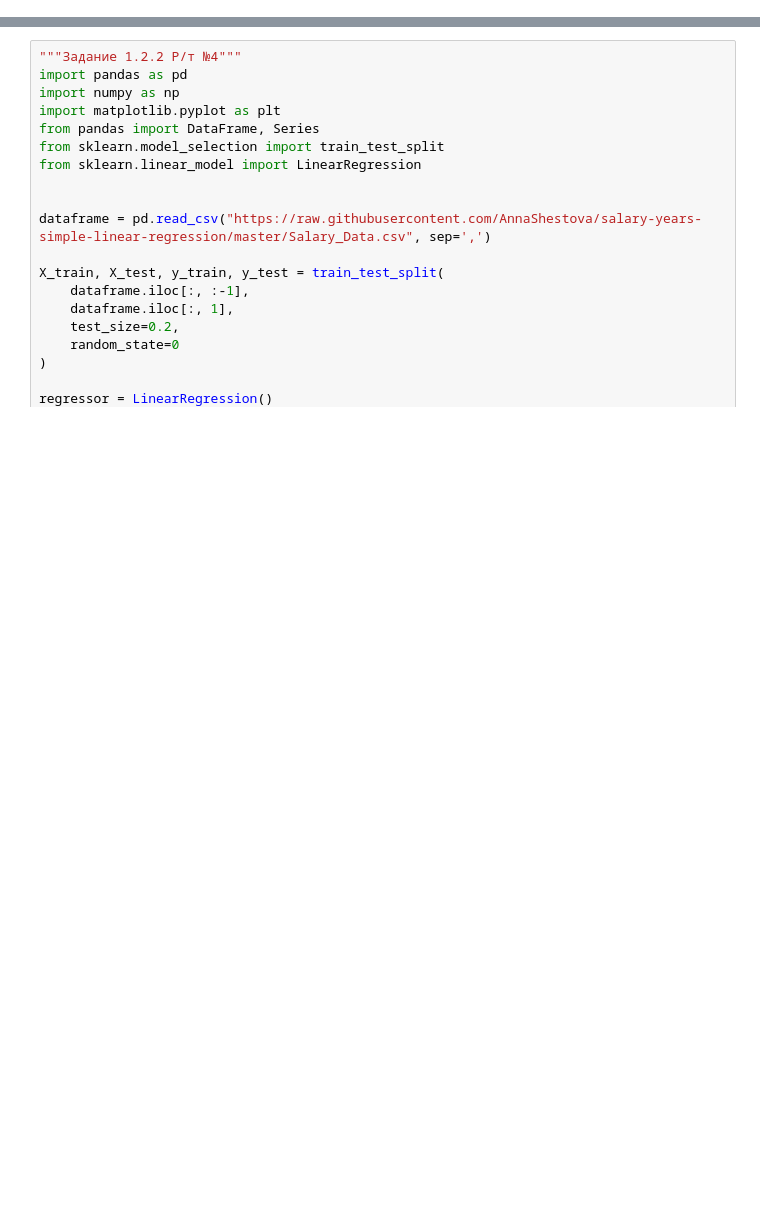
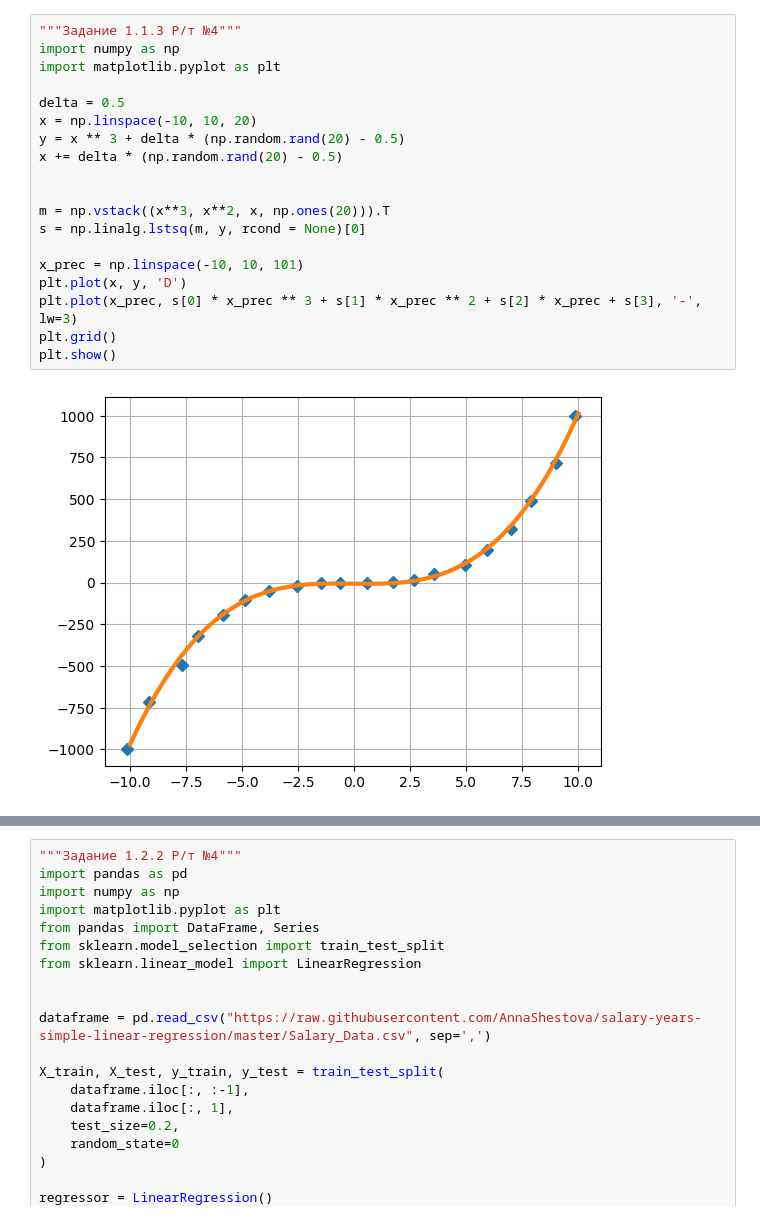
Before and after one commit to Xkrudes/AI, a Jupyter notebook: Sderzhko_D_Workbook4.ipynb, the cells around one changed output, grey strips where cells are left out. Saved outputs shown, nothing was run; the diff lists cells and outputs as text; blank space fills up the shorter version.

```diff
--- a/Sderzhko_D_Workbook4.ipynb
+++ b/Sderzhko_D_Workbook4.ipynb
@@ -1,3 +1,24 @@
+# %%
+"""Задание 1.1.3 Р/т №4"""
+import numpy as np
+import matplotlib.pyplot as plt
+
+delta = 0.5
+x = np.linspace(-10, 10, 20)
+y = x ** 3 + delta * (np.random.rand(20) - 0.5)
+x += delta * (np.random.rand(20) - 0.5)
+
+
+m = np.vstack((x**3, x**2, x, np.ones(20))).T
+s = np.linalg.lstsq(m, y, rcond = None)[0]
+
+x_prec = np.linspace(-10, 10, 101)
+plt.plot(x, y, 'D')
+plt.plot(x_prec, s[0] * x_prec ** 3 + s[1] * x_prec ** 2 + s[2] * x_prec + s[3], '-', lw=3)
+plt.grid()
+plt.show()
+# %% [output]
+[figure, added]
 # %%
 """Задание 1.1.6 Р/т №4"""
 import scipy as sp
```
Also changed, not shown: parts of 2 cells of this notebook.
